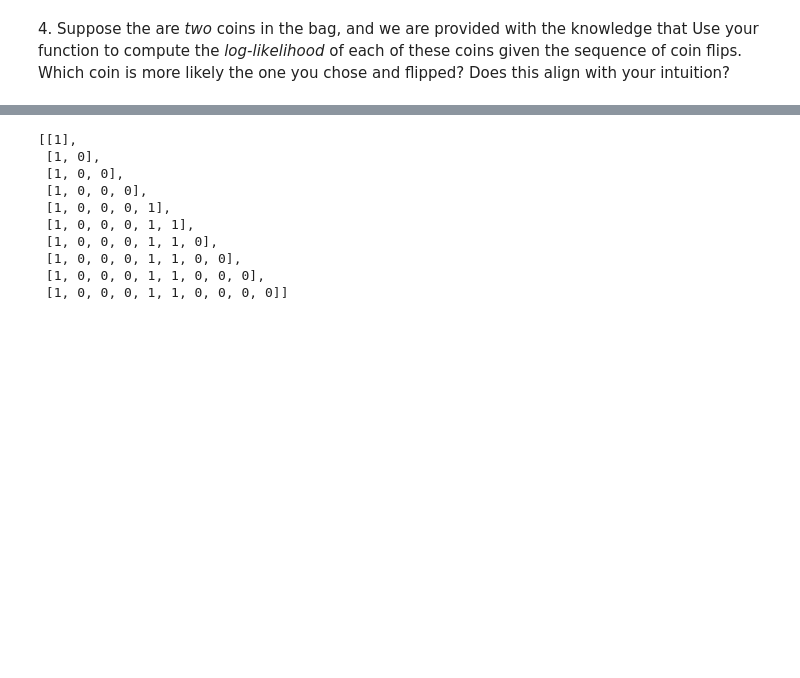
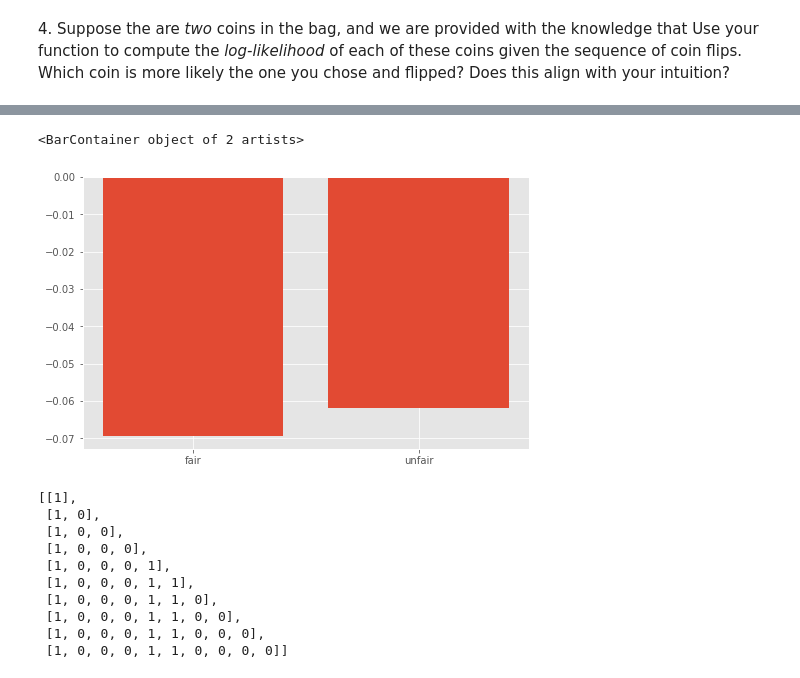
Before and after one commit to mrdtirado/GschoolWork, a Jupyter notebook: Week_4/Day 16 Exploring Maximum Likelihood INCOMPLETE.ipynb, the cells around one changed output, grey strips where cells are left out. Cells and saved outputs as stored; diff of their text form; code cells hidden in the pictures; blank space fills up the shorter version.

```diff
--- a/Week_4/Day 16 Exploring Maximum Likelihood INCOMPLETE.ipynb
+++ b/Week_4/Day 16 Exploring Maximum Likelihood INCOMPLETE.ipynb
@@ -23,7 +25,7 @@ import matplotlib.pyplot as plt
 # %% [markdown]
 3\. Create a numpy array `flip_data` representing this sequence of coin flips.
 # %%
-def flip_coin(n_flips, p=0.5):
+def flip_coin(n_flips, p=0.6):
     """Flip a coin of fairness p, n times.
 
     Parameters
@@ -105,3 +100,10 @@ plot_coin_likelihood(ax, ps = probs, data=flips_ques)
+# %%
+fig, ax = plt.subplots(1, figsize=(8, 5))
+
+ax.bar(['fair','unfair'],coin_probs)
+# %% [output]
+<BarContainer object of 2 artists>
+[figure, added]
 # %%
 total_flip_lst = []
 for i in range(10):
```
Also changed, not shown: parts of 28 cells of this notebook, 13 other files.
